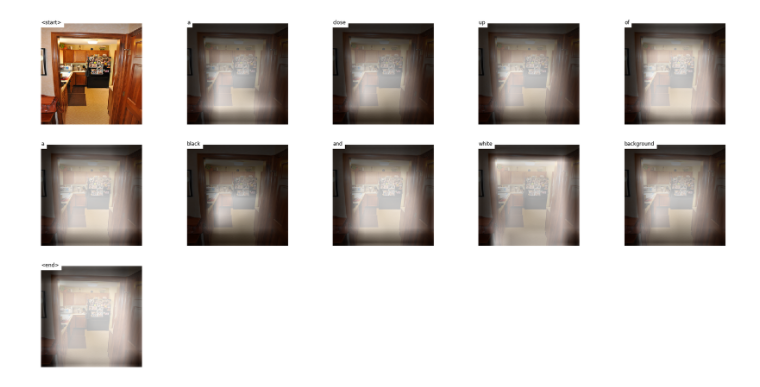
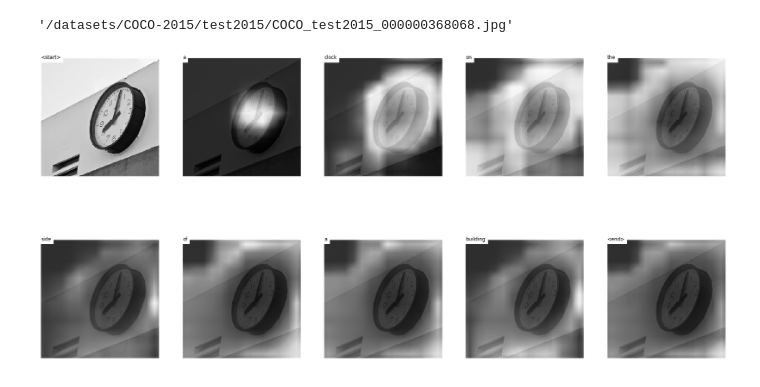
Before and after one commit to TengM95/Image_Captioning, a Jupyter notebook: eval_sample.ipynb, the cells around one changed output. Cells and saved outputs as stored; diff of their text form; code cells hidden in the pictures.

```diff
--- a/eval_sample.ipynb
+++ b/eval_sample.ipynb
@@ -33,12 +31,15 @@ def caption_image_beam_search(encoder, decoder, image_path, word_map, beam_size=
 
     # Read image and process
     img = imread(image_path)
+
     if len(img.shape) == 2:
         img = img[:, :, np.newaxis]
         img = np.concatenate([img, img, img], axis=2)
-    img = resize(img, (256, 256))
+    img = resize(img, (256, 256), preserve_range = True)
     img = img.transpose(2, 0, 1)
     img = img / 255.
+
+    assert np.max(img) <= 255
     img = torch.FloatTensor(img).to(device)
     normalize = transforms.Normalize(mean=[0.485, 0.456, 0.406],
                                      std=[0.229, 0.224, 0.225])
@@ -92,7 +93,6 @@ def caption_image_beam_search(encoder, decoder, image_path, word_map, beam_size=
 
         gate = decoder.sigmoid(decoder.f_beta(h))  # gating scalar, (s, encoder_dim)
         awe = gate * awe
-
         h, c = decoder.decode_step(torch.cat([embeddings, awe], dim=1), (h, c))  # (s, decoder_dim)
 
         scores = decoder.fc(h)  # (s, vocab_size)
@@ -145,9 +145,19 @@ def caption_image_beam_search(encoder, decoder, image_path, word_map, beam_size=
             break
         step += 1
 
-    i = complete_seqs_scores.index(max(complete_seqs_scores))
-    seq = complete_seqs[i]
-    alphas = complete_seqs_alpha[i]
+
+    if len(complete_seqs_scores) > 0:
+        i = complete_seqs_scores.index(max(complete_seqs_scores))
+        seq = complete_seqs[i]
+        alphas = complete_seqs_alpha[i]
+    else:
+        i = top_k_scores.tolist().index(max(top_k_scores.tolist()))
+        seq = seqs[i]
+        alphas = seqs_alpha[i]
+
+#     i = complete_seqs_scores.index(max(complete_seqs_scores))
+#     seq = complete_seqs[i]
+#     alphas = complete_seqs_alpha[i]
 
     return seq, alphas
 
@@ -189,6 +199,17 @@ def visualize_att(image_path, seq, alphas, rev_word_map, smooth=True):
         plt.set_cmap(cm.Greys_r)
         plt.axis('off')
     plt.show()
+# %%
+from PIL import Image
+import glob
+test_imageName_list = []
+for filename in glob.glob('/datasets/COCO-2015/test2015/*.jpg'): #assuming gif
+    test_imageName_list.append(filename)
+i = 0
+# %%
+test_imageName_list[i]
+# %% [output]
+'/datasets/COCO-2015/test2015/COCO_test2015_000000368068.jpg'
 # %%
 
 # parser = argparse.ArgumentParser(description='Show, Attend, and Tell - Tutorial - Generate Caption')
@@ -197,36 +218,40 @@ def visualize_att(image_path, seq, alphas, rev_word_map, smooth=True):
 # parser.add_argument('--model', '-m', help='path to model')
 # parser.add_argument('--word_map', '-wm', help='path to word map JSON')
 # parser.add_argument('--beam_size', '-b', default=5, type=int, help='beam size for beam search')
 # parser.add_argument('--dont_smooth', dest='smooth', action='store_false', help='do not smooth alpha overlay')
 
 # args = parser.parse_args()
 
-img = 'COCO_test2015_000000194139.jpg'
-model = 'pre_train_BEST_checkpoint_coco_5_cap_per_img_5_min_word_freq.pth.tar'
-word_map = 'WORDMAP_coco_5_cap_per_img_5_min_word_freq.json'
+img = test_imageName_list[i]
+i += 10
+# img = '/datasets/COCO-2015/train2014/COCO_train2014_000000581882.jpg'
+# model = 'BEST_checkpoint_resnet101_NICA_coco_5_cap_per_img_5_min_word_freq.pth.tar'
+# model = 'BEST_checkpoint_vgg16_NICA_coco_5_cap_per_img_5_min_word_freq.pth.tar'
+model = 'BEST_checkpoint_densenet161_NICA_coco_5_cap_per_img_5_min_word_freq.pth.tar'
+word_map = './inputData/WORDMAP_coco_5_cap_per_img_5_min_word_freq.json'
 beam_size = 5
 smooth = False
 
 # Load model
-checkpoint = torch.load(model, map_location='cpu')
+checkpoint = torch.load(model)
 decoder = checkpoint['decoder']
 decoder = decoder.to(device)
 decoder.eval()
 encoder = checkpoint['encoder']
 encoder = encoder.to(device)
 encoder.eval()
-encoder.features = encoder.resnet
 
 # Load word map (word2ix)
 with open(word_map, 'r') as j:
     word_map = json.load(j)
 rev_word_map = {v: k for k, v in word_map.items()}  # ix2word
 
 # Encode, decode with attention and beam search
 seq, alphas = caption_image_beam_search(encoder, decoder, img, word_map, beam_size)
+
 alphas = torch.FloatTensor(alphas)
 
 # Visualize caption and attention of best sequence
 visualize_att(img, seq, alphas, rev_word_map, smooth)
 # %% [output]
-[figure, old version]
+[figure, new version]
```
Also changed, not shown: parts of 1 cell of this notebook, 3 other files.
